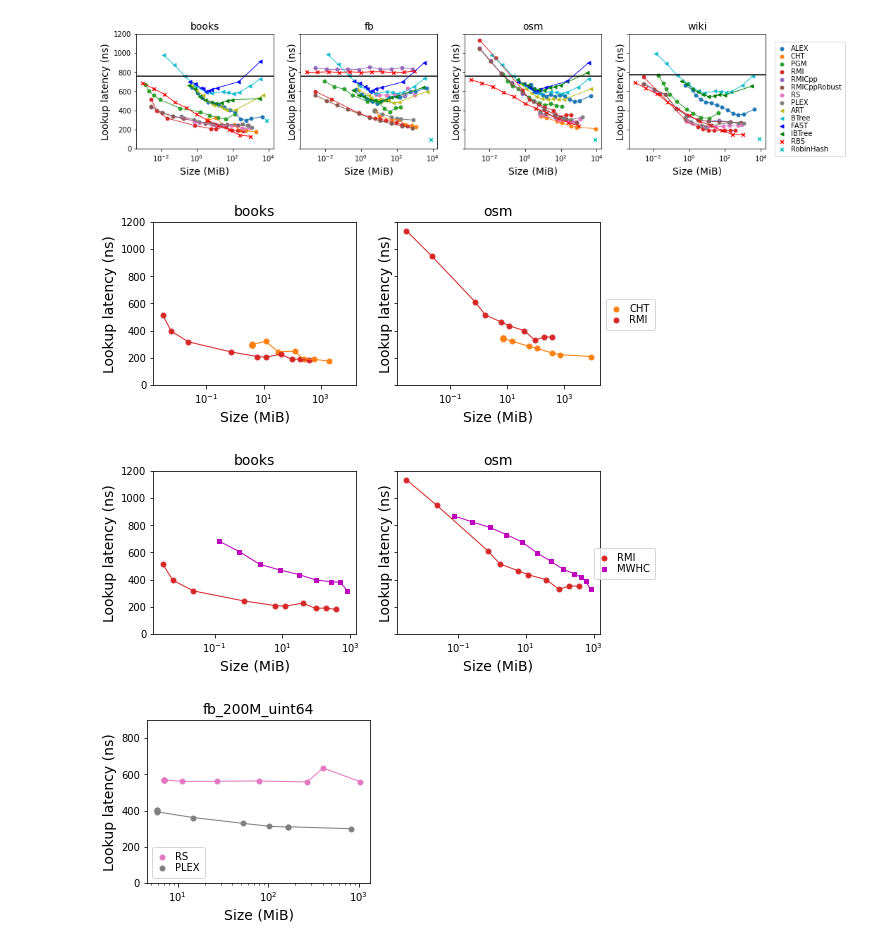
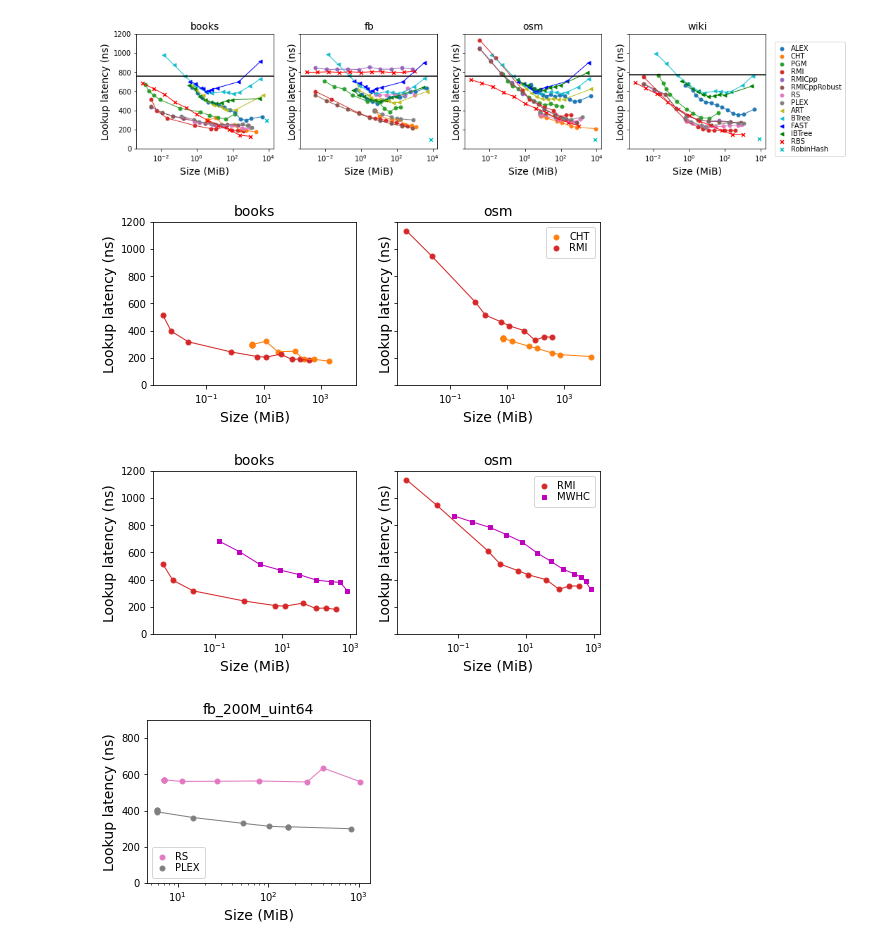
Before and after one commit to DominikHorn/SOSD, a Jupyter notebook: generate_plots.ipynb, the cells around one changed output. Saved outputs shown, nothing was run; the diff lists cells and outputs as text; code cells hidden in the pictures.

Commit message:
tweak legends location for rmi_vs_... plots

```diff
--- a/generate_plots.ipynb
+++ b/generate_plots.ipynb
@@ -69,41 +69,49 @@ plt_outlier2_df = df[df["dataset"].isin(["fb_200M_uint64"]) & df["name"].str.low
 plt_rmi_vs_cht_df = df[df["dataset"].isin(["books_200M_uint64", "osm_cellids_200M_uint64"]) & df["name"].str.lower().isin({"rmi", "cht"})].copy(deep=True).reset_index()
 plt_rmi_vs_perfect = df[df["dataset"].isin(["books_200M_uint64", "osm_cellids_200M_uint64"]) & df["name"].str.lower().isin({"rmi", "sfmwhc"})].copy(deep=True).reset_index()
 # %%
-def plt_full(data, outfile, lims=[0, 1200]):
+def legend_helper(outside=True):
+    def make_legend(fig, axs):
+        handles, labels = axs[0].get_legend_handles_labels()
+        if outside:
+            fig.legend(handles, labels, ncol=1, loc="center right", labelspacing=0.1, borderpad=0.5, handlelength=1)
+        else:
+            axs[-1].legend(handles, labels, labelspacing=0.1, borderpad=0.5, handlelength=1)
+
+    return make_legend
+
+def plt_full(data, outfile, legend=legend_helper(), lims=[0, 1200]):
     datasets = set(data["dataset"])
     fig, axs = plt.subplots(1, len(datasets), figsize=(4 * len(datasets), 3), sharex=True, sharey=True)
 
     for i, (ds, g) in enumerate(data.groupby(["dataset"])):
         ax = axs[i]
         ax.set_title(ds[:ds.find("_", 0, -1)], fontsize=fontsize)
         ax.set_ylim(lims[0], lims[1])
         ax.set_xscale('log')
 
         for (category, fun), group in g.groupby(["category", "name"]):
             if fun.lower() in ignore:
                 continue
             if fun == "BinarySearch":
                 ax.axhline(y=list(group["median_time"])[0], color='black', linestyle='-')
                 continue
 
             ax.scatter(data=group, x="mbyte_size", y="median_time", label=map_name(fun), marker=markers[category], s=24, color=get_color(fun))
             ax.plot(group["mbyte_size"], group["median_time"], color=get_color(fun), linewidth=1)
 
         ax.set_xlabel("Size (MiB)", fontsize=fontsize)
         ax.set_ylabel("Lookup latency (ns)", fontsize=fontsize, x=0.05)
 
-    handles, labels = axs[0].get_legend_handles_labels()
-    fig.legend(handles, labels, ncol=1, loc="center right", labelspacing=0.1, borderpad=0.5, handlelength=1)
-
+    legend(fig, axs)
     fig.savefig(f"{outfolder}/{outfile}", bbox_inches="tight", dpi=300)
 
 plt_full(plt1_df, "pareto_full.pdf")
-plt_full(plt_rmi_vs_cht_df, "rmi_vs_cht.pdf")
-plt_full(plt_rmi_vs_perfect, "rmi_vs_perfect.pdf")
+plt_full(plt_rmi_vs_cht_df, "rmi_vs_cht.pdf", legend=legend_helper(False))
+plt_full(plt_rmi_vs_perfect, "rmi_vs_perfect.pdf", legend=legend_helper(False))
 # %% [output]
 [figure]
-[figure, old version]
+[figure, new version]
-[figure, old version]
+[figure, new version]
 # %%
 def plt_outlier(data, outfile):
     fig, ax = plt.subplots(figsize=(4, 3))
```
